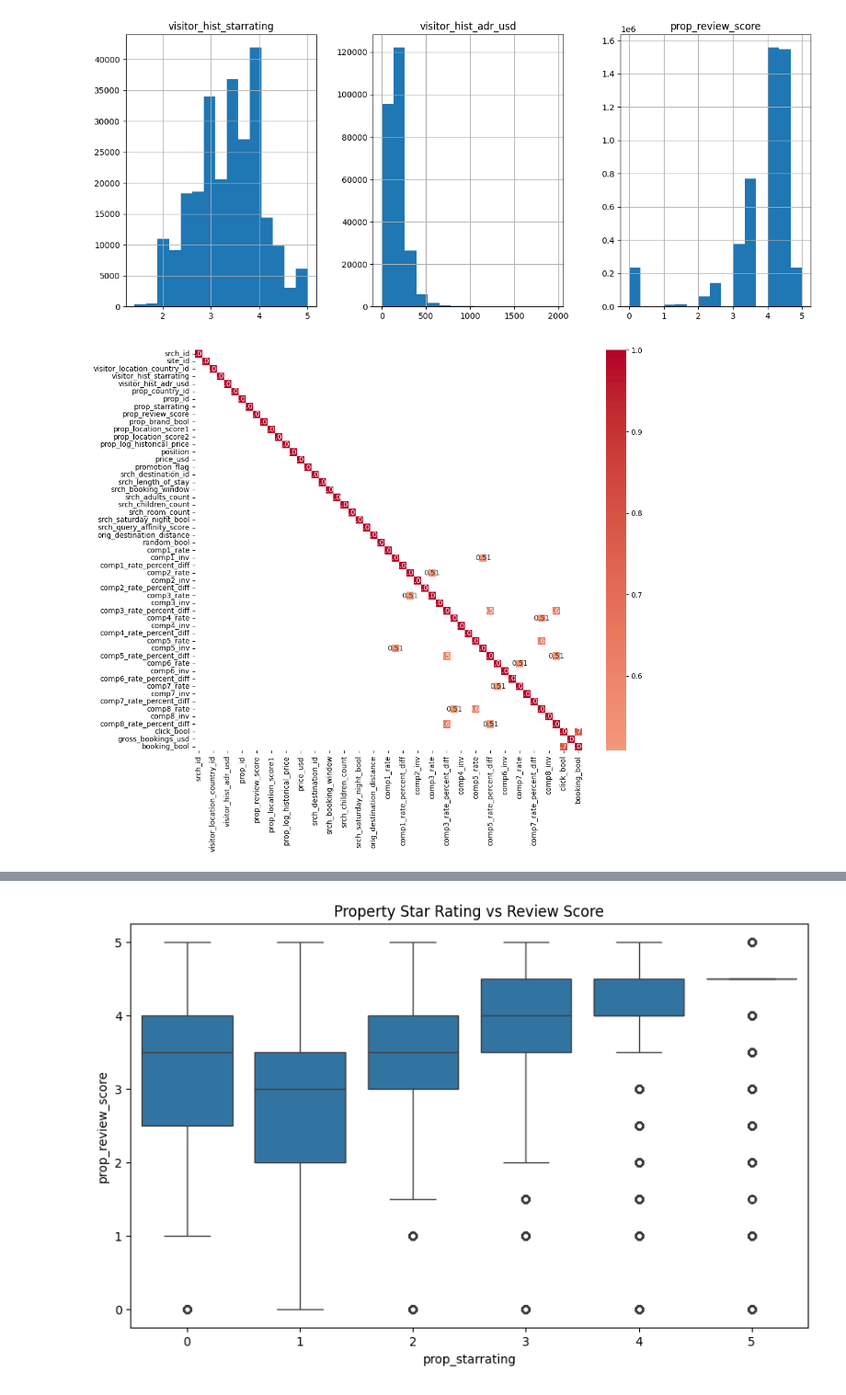
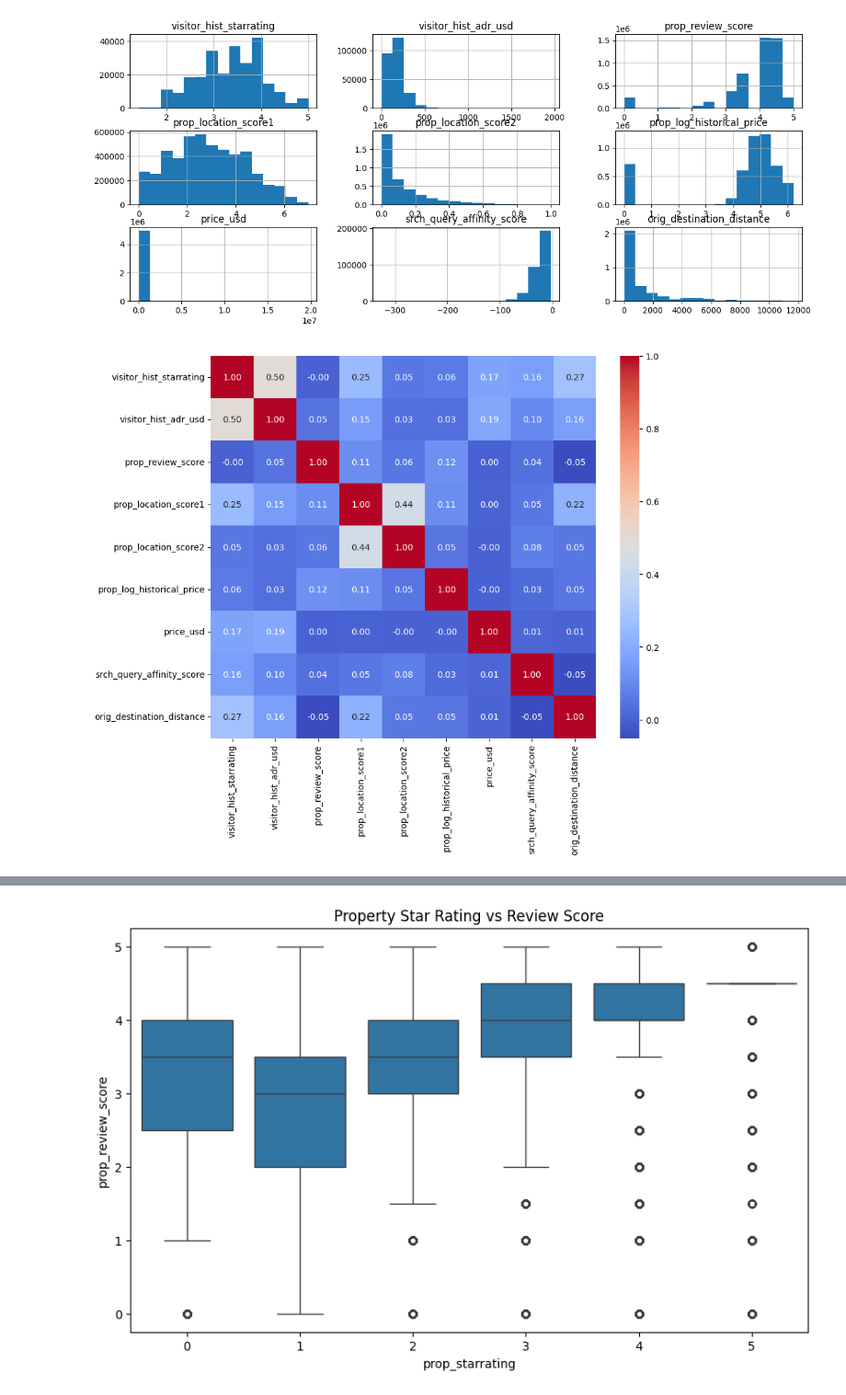
Before and after one commit to andrasjuice66/DM2, a Jupyter notebook: 01_data_preparation.ipynb, the cells around one changed output, grey strips where cells are left out. Shown: that part at 92% size. Cells and saved outputs as stored; diff of their text form; code cells hidden in the pictures.

```diff
--- a/01_data_preparation.ipynb
+++ b/01_data_preparation.ipynb
@@ -15,18 +38,23 @@ KeyboardInterrupt:
 # %%
 # Histograms for numerical columns
-df[['visitor_hist_starrating', 'visitor_hist_adr_usd', 'prop_review_score']].hist(bins=15, figsize=(15, 6), layout=(1, 3))
+
+float_columns = df.select_dtypes(include=['float64']).columns.tolist()
+float_non_comp = ['visitor_hist_starrating', 'visitor_hist_adr_usd', 'prop_review_score', 'prop_location_score1', 'prop_location_score2', 'prop_log_historical_price', 'price_usd', 'srch_query_affinity_score', 'orig_destination_distance']
+df[float_non_comp].hist(bins=15, figsize=(15, 6), layout=(3, 3))
+#df[float_columns].hist(bins=15, figsize=(15, 6), layout=(2, 17))
+
 plt.show()
 # %% [output]
-[figure, old version]
+[figure, new version]
 # %%
 
 # Correlation matrix
-corr_matrix = df.select_dtypes(include=[np.number]).corr()
+corr_matrix = df[float_non_comp].select_dtypes(include=[np.number]).corr()
 plt.figure(figsize=(10, 8))
 sns.heatmap(corr_matrix, annot=True, fmt=".2f", cmap='coolwarm')
 plt.show()
 # %% [output]
-[figure, old version]
+[figure, new version]
 # %%
 threshold = 0.5  # You can adjust this value
 # Mask to avoid redundancy and diagonal correlations
```
Also changed, not shown: parts of 2 cells of this notebook, 3 other files.
